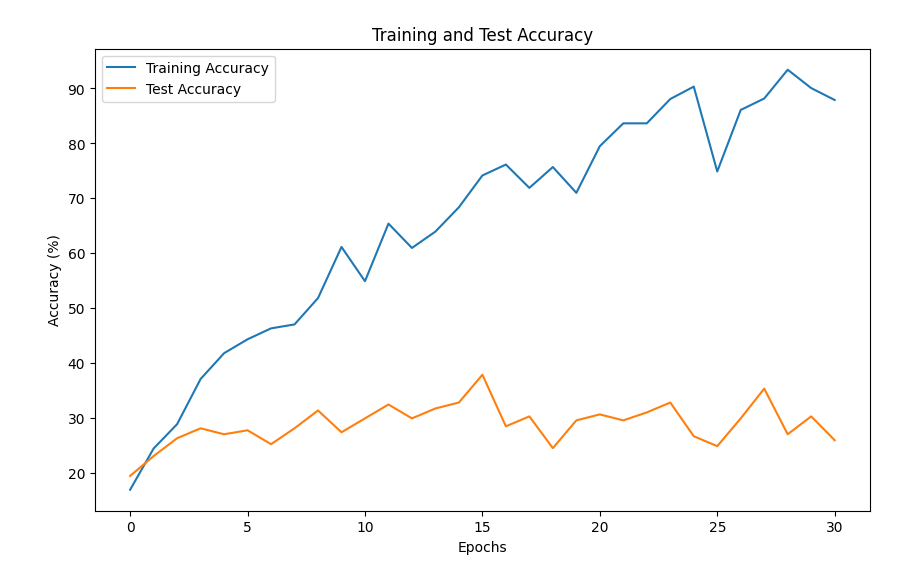
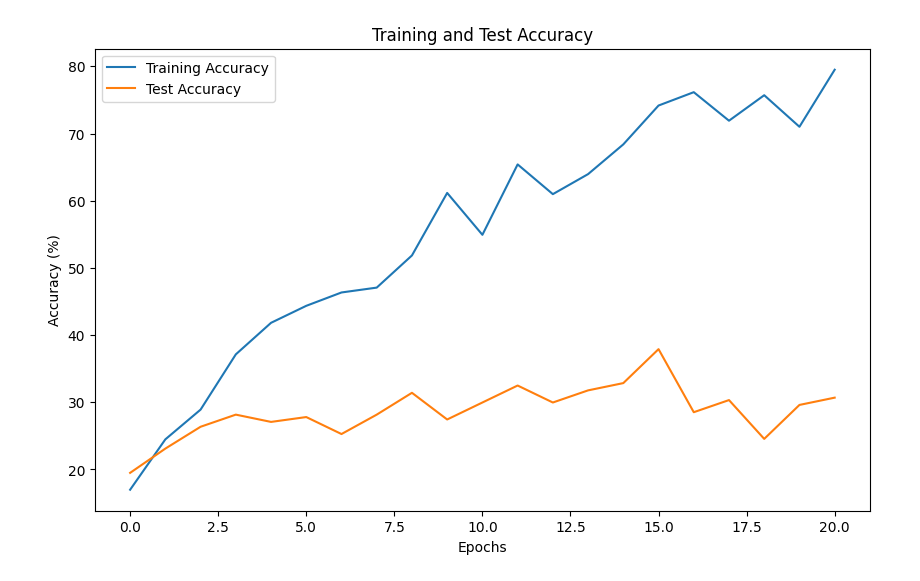
Before and after one commit to JekxDevil/AI, a Jupyter notebook: courses/usi/machine-learning/assignments/2/example.ipynb, the cells around one changed output. Saved outputs shown, nothing was run; the diff lists cells and outputs as text; code cells hidden in the pictures.

```diff
--- a/courses/usi/machine-learning/assignments/2/example.ipynb
+++ b/courses/usi/machine-learning/assignments/2/example.ipynb
@@ -111,7 +111,11 @@ class Dataset(torch.utils.data.Dataset):
     def __getitem__(self, index):
         x, y = self.data[index]
         if self.transform:
+            if isinstance(x, np.ndarray):
+                x = x.transpose(1, 2, 0)
+                x = transforms.functional.to_pil_image(x)
             x = self.transform(x)
+            x = x.numpy()
         return x, y
 
     def __len__(self):
@@ -138,7 +142,7 @@ x shape: (1384, 224, 224, 3), y shape:(1384,)
 CONFIGS = {'seed': 20020309,
           'device': torch.device('cuda' if torch.cuda.is_available() else 'cpu'),
           'batch_size': 32,
-          'epochs': 1 + 30, # 100
+          'epochs': 1 + 20, # 100
           'learning_rate':  0.001}
 
 np.random.seed(CONFIGS['seed'])
@@ -178,7 +182,10 @@ def get_input(_f_features=None, _permute=False):
         _feats = _f_features(_x)
 
     if _permute:
+        pass
+        # print('Permuting dimensions', _x.shape)
         _x = _x.transpose(0, 3, 1, 2) # rearrange dimensions for cnn
+        # print('Permuted dimensions', _x.shape)
     else:
         _x = _x.reshape(_x.shape[0], -1) # 1D vector image flattened
 
@@ -277,7 +284,7 @@ def train(_model, _criterion, _optimizer, _loaders):
             print(f"Epoch [{_epoch+1}/{CONFIGS['epochs']}]",
                   f"Train Acc: {_train_accuracy:.2f}",
                   f"Val Acc: {_test_accuracy:.2f}",
-                 sep=", ")
+                  sep=", ")
     return _train_acc, _test_acc, _best_model
 
 
@@ -299,4 +305,4 @@ Epoch [31/31], Train Acc: 87.90, Val Acc: 25.99
-[figure, old version]
+[figure, new version]
 # %%
 ################### Task 1 BONUS ###################
 def get_features(_imgs):
```
Also changed, not shown: parts of 4 cells of this notebook.
